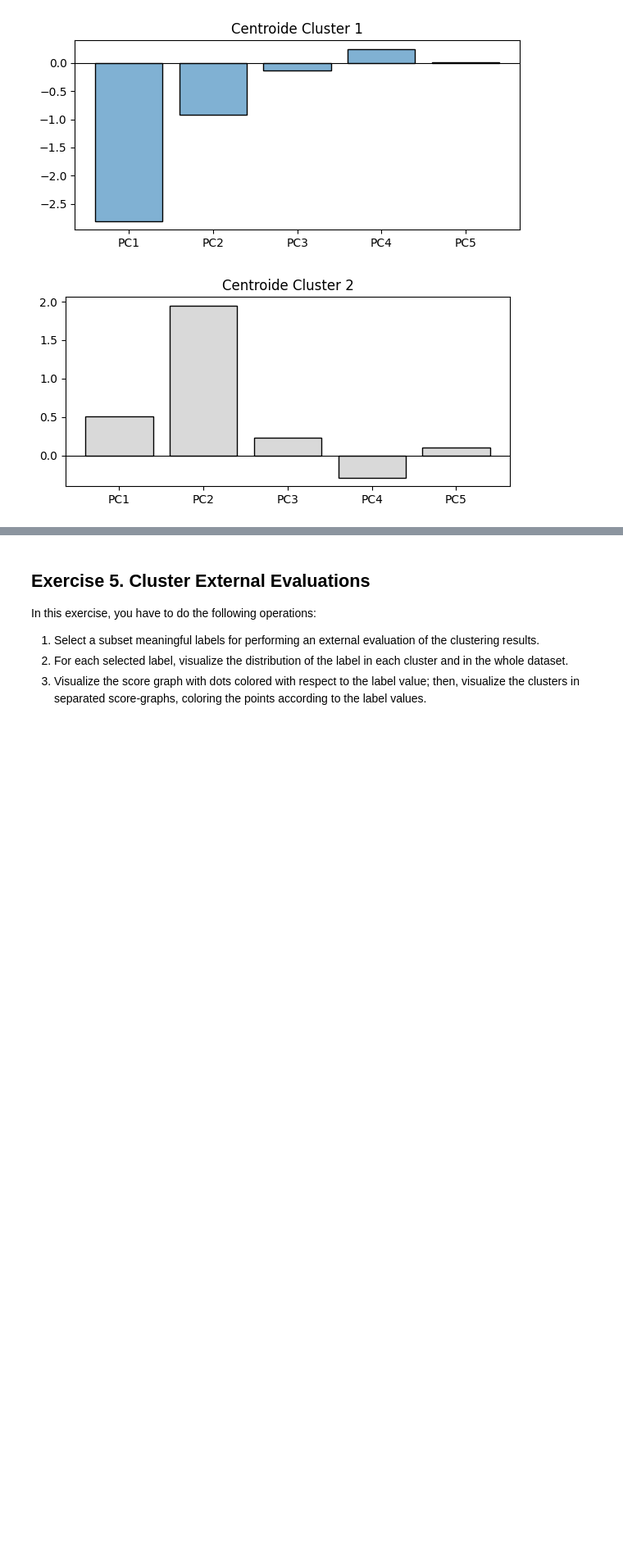
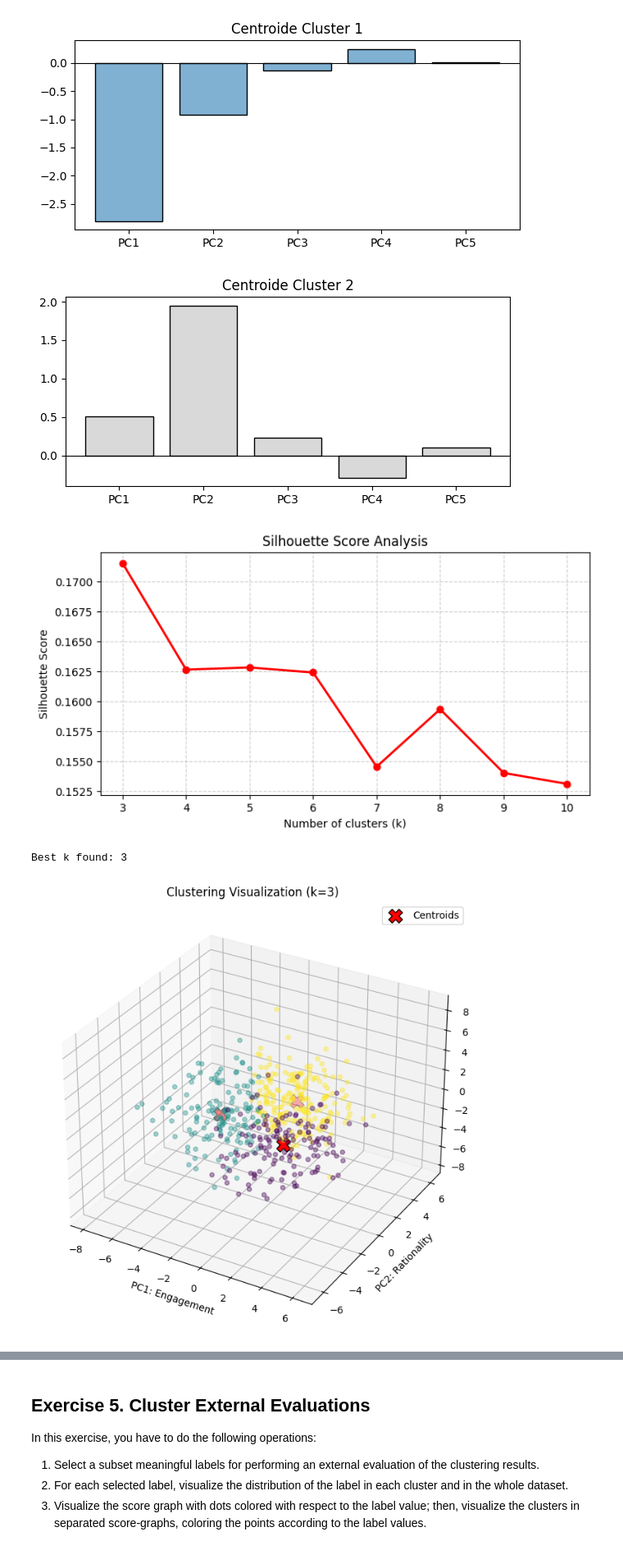
Before and after one commit to RikyPoz/PageRank, a Jupyter notebook: PCA_HomeWork/HWpca2526_Polazzi_Vandi.ipynb, the cells around one changed output, grey strips where cells are left out. Shown at 82% size. Drawn from its saved outputs; the diff is of its cells as text; code cells hidden in the pictures; blank space fills up the shorter version.

```diff
--- a/PCA_HomeWork/HWpca2526_Polazzi_Vandi.ipynb
+++ b/PCA_HomeWork/HWpca2526_Polazzi_Vandi.ipynb
@@ -729,3 +730,81 @@ for i in range(best_k):
 [figure]
 [figure]
 [figure]
+# %%
+# --- EXERCISE 4: K-MEANS CLUSTERING ---
+
+# 1. Trovare il miglior k (Silhouette)
+k_range = range(3, 11)
+sil_scores = []
+X_clustering = responses_ft_pca.iloc[:, :m]
+
+for k in k_range:
+    km = KMeans(n_clusters=k, n_init=10, random_state=random_seed)
+    labels = km.fit_predict(X_clustering)
+    sil_scores.append(silhouette_score(X_clustering, labels))
+
+# Plot Silhouette
+plt.figure(figsize=(8, 4))
+plt.plot(k_range, sil_scores, 'ro-', linewidth=2)
+plt.title('Silhouette Score Analysis')
+plt.xlabel('Number of clusters (k)')
+plt.ylabel('Silhouette Score')
+plt.grid(True, linestyle='--', alpha=0.6)
+plt.show()
+
+# 2. Clustering finale col miglior k
+best_k = k_range[np.argmax(sil_scores)]
+# FORZATURA DIDATTICA: Se best_k viene 2 o un numero strano,
+# spesso in questo dataset i risultati più interpretabili sono con k=3 o k=4.
+# Se vuoi seguire rigorosamente la silhouette usa best_k, altrimenti imposta k=4 manualmente.
+print(f"Best k found: {best_k}")
+
+km_final = KMeans(n_clusters=best_k, n_init=10, random_state=random_seed)
+cluster_labels = km_final.fit_predict(X_clustering)
+centroids = km_final.cluster_centers_
+
+# 3. Score Graph 3D con Centroidi
+fig = plt.figure(figsize=(10, 8))
+ax = fig.add_subplot(111, projection='3d')
+# Plot punti
+scatter = ax.scatter(X_clustering.iloc[:, 0], X_clustering.iloc[:, 1], X_clustering.iloc[:, 2],
+                     c=cluster_labels, cmap='viridis', alpha=0.4, s=20)
+# Plot centroidi
+ax.scatter(centroids[:, 0], centroids[:, 1], centroids[:, 2],
+           c='red', marker='X', s=200, label='Centroids', edgecolors='black')
+
+ax.set_xlabel('PC1: Engagement')
+ax.set_ylabel('PC2: Rationality')
+ax.set_zlabel('PC3: Social/Introspection')
+plt.title(f'Clustering Visualization (k={best_k})')
+plt.legend()
+plt.show()
+
+# 4. Visualizzazione Centroidi (Subplots stile PyLab05)
+# Calcoliamo righe e colonne per i subplot dinamici
+n_rows = int(np.ceil(best_k / 2))
+fig_centroids, ax_centroids = plt.subplots(n_rows, 2, figsize=(12, 4 * n_rows))
+ax_centroids = ax_centroids.flatten() # Appiattiamo l'array per iterarci facilmente
+
+pc_labels = [f'PC{j+1}' for j in range(m)]
+
+for i in range(best_k):
+    # Colore diverso per ogni cluster
+    color = plt.cm.viridis(i / (best_k - 1)) if best_k > 1 else 'blue'
+
+    ax_centroids[i].bar(pc_labels, centroids[i], color=color, alpha=0.7, edgecolor='black')
+    ax_centroids[i].axhline(0, color='black', linewidth=0.8)
+    ax_centroids[i].set_title(f'Cluster {i+1} Profile', fontweight='bold')
+    ax_centroids[i].set_ylim(centroids.min() - 0.5, centroids.max() + 0.5) # Scala uguale per tutti
+    ax_centroids[i].grid(axis='y', linestyle='--', alpha=0.5)
+
+# Rimuoviamo eventuali subplot vuoti se k è dispari
+if best_k % 2 != 0:
+    fig_centroids.delaxes(ax_centroids[-1])
+
+plt.tight_layout()
+plt.show()
+# %% [output]
+[figure, added]
+Best k found: 3
+[figure, added]
```
Also changed, not shown: parts of 4 cells of this notebook.
